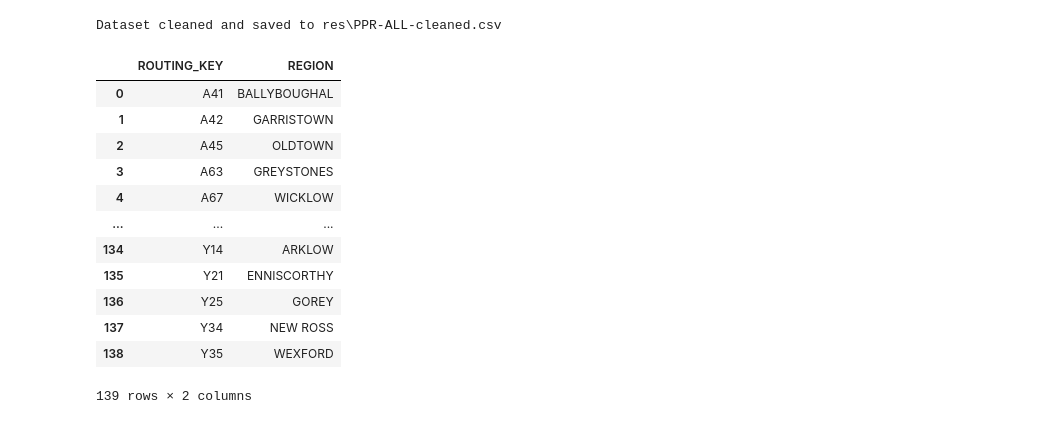
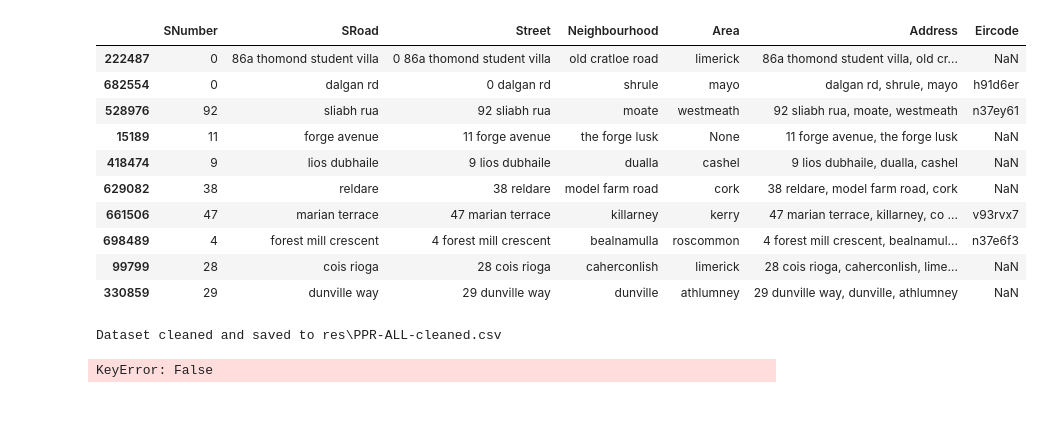
Before and after one commit to peraltarh/VIUMasterInAI, a Jupyter notebook: 2.Python para la inteligencia artificial/Trabajo_procesamiento_dataset/Procesamiento_dataset.ipynb, the cells around one changed output. Drawn from its saved outputs; the diff is of its cells as text; code cells hidden in the pictures.

```diff
--- a/2.Python para la inteligencia artificial/Trabajo_procesamiento_dataset/Procesamiento_dataset.ipynb
+++ b/2.Python para la inteligencia artificial/Trabajo_procesamiento_dataset/Procesamiento_dataset.ipynb
@@ -64 +87,35 @@ properties_dataset['Size'] = properties_dataset['Size'].astype(str)
+# %%
+def format_area(area):
+    if isinstance(area, str):
+        area = area.strip()
+        area = area.replace('.', ' ')  # Replace dots with spaces
+        elements = area.split(' ')
+        # Remove unwanted elements
+        elements = [el for el in elements if el not in ['co', 'co.', 'county', 'road', 'st', 'rd']]
+        if len(elements) > 2:
+            if(elements[-1].isdigit() and elements[-2] == 'dublin'):
+                # If the last two elements are dublin followed by a number, keep only them
+                elements = elements[-2:]
+        if len(elements) == 0:
+            return ''
+        return ' '.join(elements).strip()
+    return area
+
+properties_dataset_test = properties_dataset.copy()
+
+properties_dataset_test['Area'] = properties_dataset_test['Area'].apply(format_area)
+# %%
+display(properties_dataset_test[['SNumber', 'SRoad','Street', 'Neighbourhood', 'Area', 'Address', 'Eircode']].sample(10))
+# %% [output]
+|  | SNumber | SRoad | Street | Neighbourhood | Area | Address | Eircode |
+| 222487 | 0 | 86a thomond student villa | 0 86a thomond student villa | old cratloe road | limerick | 86a thomond student villa, old cr... | NaN |
+| 682554 | 0 | dalgan rd | 0 dalgan rd | shrule | mayo | dalgan rd, shrule, mayo | h91d6er |
+| 528976 | 92 | sliabh rua | 92 sliabh rua | moate | westmeath | 92 sliabh rua, moate, westmeath | n37ey61 |
+| 15189 | 11 | forge avenue | 11 forge avenue | the forge lusk | None | 11 forge avenue, the forge lusk | NaN |
+| 418474 | 9 | lios dubhaile | 9 lios dubhaile | dualla | cashel | 9 lios dubhaile, dualla, cashel | NaN |
+| 629082 | 38 | reldare | 38 reldare | model farm road | cork | 38 reldare, model farm road, cork | NaN |
+| 661506 | 47 | marian terrace | 47 marian terrace | killarney | kerry | 47 marian terrace, killarney, co ... | v93rvx7 |
+| 698489 | 4 | forest mill crescent | 4 forest mill crescent | bealnamulla | roscommon | 4 forest mill crescent, bealnamul... | n37e6f3 |
+| 99799 | 28 | cois rioga | 28 cois rioga | caherconlish | limerick | 28 cois rioga, caherconlish, lime... | NaN |
+| 330859 | 29 | dunville way | 29 dunville way | dunville | athlumney | 29 dunville way, dunville, athlumney | NaN |
 # %%
@@ -81,30 +147,12 @@ Dataset cleaned and saved to res\PPR-ALL-cleaned.csv
 # %%
-# Get missing EIRCODEs -- https://github.com/ireland/eircodes/blob/master/EircodeRoutingKeys
+# Get missing EIRCODEs -- Access to the EIRCODE DB from the IRL gob costs 3000 EU
+# Will be using the Eircode CSV file with the Routiong Key and the neighbourhoods to find the possible EIRRouteKey
 # Select rows where Eircode is missing (nan or empty string)
 missing_eircodes = properties_dataset[(properties_dataset['Eircode'].str.strip() == 'nan')].head(3)
-
-eircodes_ruta = os.path.join("res", "eircodes.csv")
-eircodes_csv = pd.read_csv(eircodes_ruta, sep=',', header=0, engine='python')
-
-
-for idx, row in missing_eircodes.iterrows():
-    addstr = row['Address'] + row['County']
-    print (f"Processing address: {addstr}")
-
-    # Have to find a way to get te Eircode from the address
+known_eircodes = properties_dataset[(properties_dataset['Eircode'].str.strip().isna == False)]
+#.drop_duplicates(subset=['EIRRouteKey', 'SRoad', 'Neighbourhood', 'County'])
 
 display(eircodes_csv)
+display(known_eircodes)
 # %% [output]
-|  | ROUTING_KEY | REGION |
-| 0 | A41 | BALLYBOUGHAL |
-| 1 | A42 | GARRISTOWN |
-| 2 | A45 | OLDTOWN |
-| 3 | A63 | GREYSTONES |
-| 4 | A67 | WICKLOW |
-| ... | ... | ... |
-| 134 | Y14 | ARKLOW |
-| 135 | Y21 | ENNISCORTHY |
-| 136 | Y25 | GOREY |
-| 137 | Y34 | NEW ROSS |
-| 138 | Y35 | WEXFORD |
-139 rows × 2 columns
+KeyError: False
```
Also changed, not shown: parts of 10 cells of this notebook, 1 other file.
